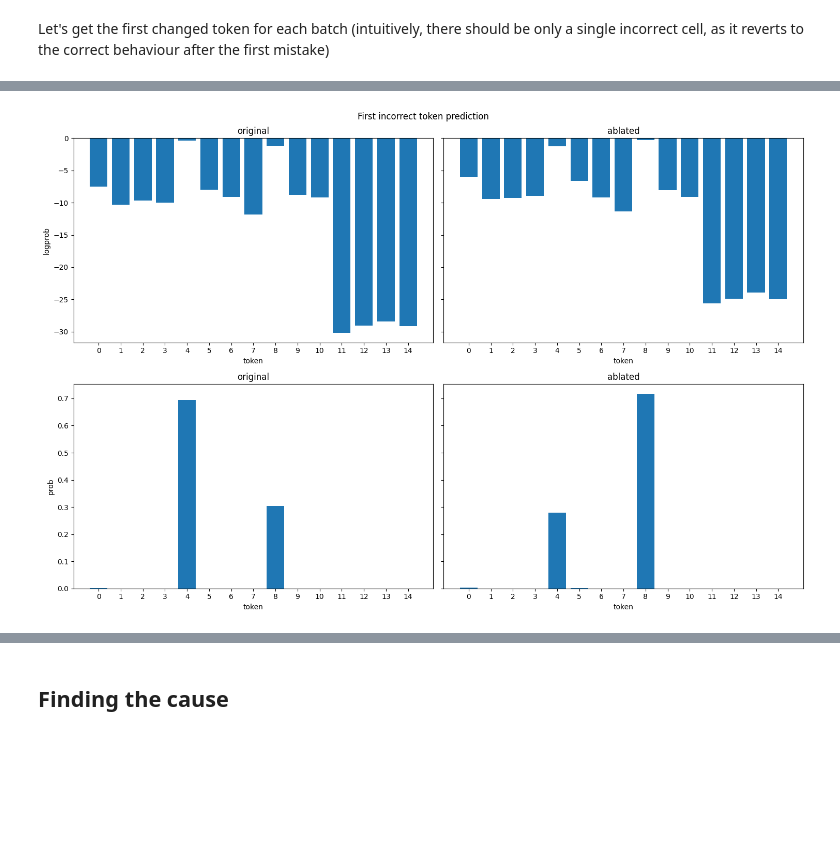
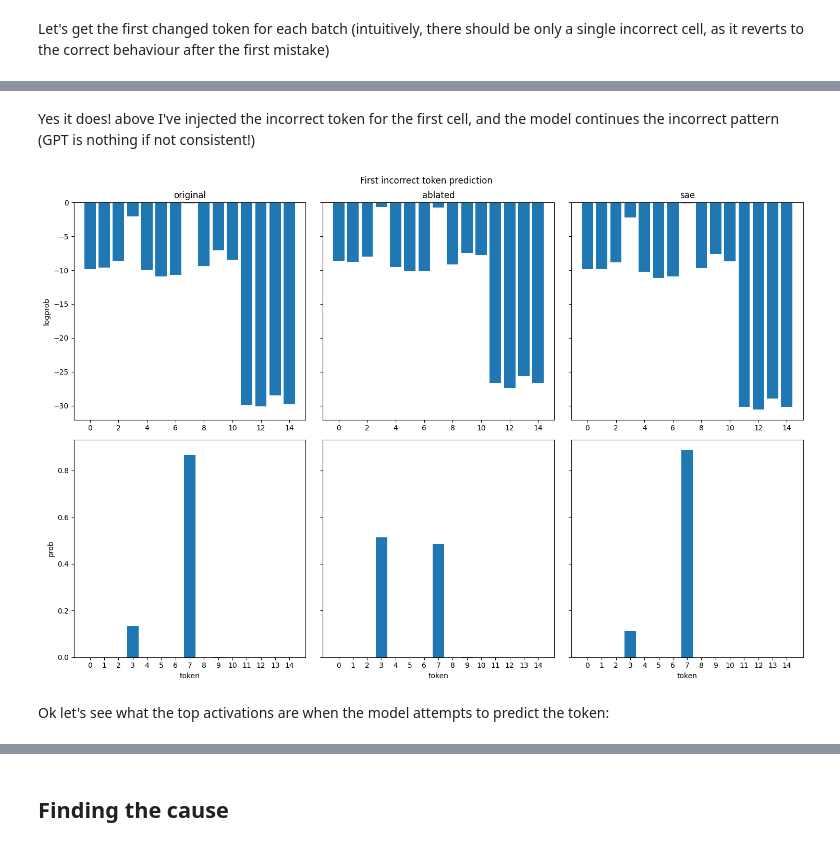
Before and after one commit to tom-pollak/interpretability-culture, a Jupyter notebook: 02_sae.ipynb, the cells around one changed output, grey strips where cells are left out. Cells and saved outputs as stored; diff of their text form; code cells hidden in the pictures; blank space fills up the shorter version.

```diff
--- a/02_sae.ipynb
+++ b/02_sae.ipynb
@@ -184,7 +186,7 @@ wrong_because_ablate = ablate_mlp_single_task(batch, layer)
 
 ablated_preds = []
 
-for i in range(min(10, len(wrong_because_ablate))):
+for i in range(min(4, len(wrong_because_ablate))):
     model.add_hook("blocks.8.hook_mlp_out", zero_abl_hook)  # type: ignore
     _, abl_p = generate_and_print(model, batch[wrong_because_ablate[i]], temperature=0.0, verbose=False)
     ablated_preds.append(abl_p)
@@ -235,8 +237,8 @@ def reconstr_hook(activation, hook, sae_out):
 
 model.reset_hooks()
 
-with t.inference_mode():
-    _, cache = model.run_with_cache(batch[wrong_because_ablate, :-1])
+with t.no_grad():
+    _, cache = model.run_with_cache(batch[wrong_because_ablate])
     h = cache[sae.cfg.hook_name].clone()
     del cache
     feature_acts = sae.encode(h)
@@ -260,7 +262,7 @@ Noticably `generate` uses autoregressive sampling, rather than next token predic
 # %%
 final_grid_strip = slice(-101, -1)
 
-with t.inference_mode():
+with t.no_grad():
     logits_orig, loss_orig = model(batch[wrong_because_ablate], return_type="both")
     logits_orig = logits_orig[:, final_grid_strip] # use strip on the logits
 
@@ -270,6 +272,13 @@ with t.inference_mode():
         fwd_hooks=[(f"blocks.8.hook_mlp_out", zero_abl_hook)],
     )
     logits_abl = logits_abl[:, final_grid_strip]
+
+    logits_sae, loss_sae = model.run_with_hooks(
+        batch[wrong_because_ablate],
+        return_type="both",
+        fwd_hooks=[(sae.cfg.hook_name, partial(reconstr_hook, sae_out=sae_out))],
+    )
+    logits_sae = logits_sae[:, final_grid_strip]
 
 # argmax => temp 0
 orig_correct = batch[wrong_because_ablate][:, final_grid_slice] == logits_orig.argmax(-1)
@@ -461,44 +379,38 @@ Y
-# %%
-for i in range(abl_diff_idxs.shape[0]):
-    with t.inference_mode():
-        logits_orig = model(batch[wrong_because_ablate][i, :abl_diff_idxs[i, 1]].unsqueeze(0), return_type="logits", prepend_bos=False).squeeze(0)
-        logits_abl = model.run_with_hooks(
-            batch[wrong_because_ablate][i, :abl_diff_idxs[i, 1]].unsqueeze(0),
-            return_type="logits",
-            fwd_hooks=[(f"blocks.8.hook_mlp_out", zero_abl_hook)],
-        ).squeeze(0)
-    if i == 1:
-        break
+# %% [markdown]
+Yes it does! above I've injected the incorrect token for the first cell, and the model continues the incorrect pattern (GPT is nothing if not consistent!)
 # %%
 import torch.nn.functional as F
 import matplotlib.pyplot as plt
 import numpy as np
 
-fig, ((ax1, ax2), (ax3, ax4)) = plt.subplots(2, 2, figsize=(15, 10), sharey='row')
+fig, ((ax1, ax2, ax5), (ax3, ax4, ax6)) = plt.subplots(2, 3, figsize=(15, 10), sharey='row')
 
 fig.suptitle("First incorrect token prediction")
 
 # Log probabilities (top row)
-ax1.bar(np.arange(15), F.log_softmax(logits_orig[-1]).detach().cpu().numpy())
-ax2.bar(np.arange(15), F.log_softmax(logits_abl[-1]).detach().cpu().numpy())
+ax1.bar(np.arange(15), F.log_softmax(logits_orig[abl_diff][2]).detach().cpu().numpy())
+ax2.bar(np.arange(15), F.log_softmax(logits_abl[abl_diff][2]).detach().cpu().numpy())
+ax5.bar(np.arange(15), F.log_softmax(logits_sae[abl_diff][2]).detach().cpu().numpy())
 ax1.set_title("original")
 ax2.set_title("ablated")
+ax5.set_title("sae")
 ax1.set_ylabel("logprob")
+ax3.set_ylabel("prob")
 
 # Probabilities (bottom row)
-ax3.bar(np.arange(15), F.softmax(logits_orig[-1]).detach().cpu().numpy())
-ax4.bar(np.arange(15), F.softmax(logits_abl[-1]).detach().cpu().numpy())
-ax3.set_title("original")
-ax4.set_title("ablated")
-ax3.set_ylabel("prob")
+ax3.bar(np.arange(15), F.softmax(logits_orig[abl_diff][2]).detach().cpu().numpy())
+ax4.bar(np.arange(15), F.softmax(logits_abl[abl_diff][2]).detach().cpu().numpy())
+ax6.bar(np.arange(15), F.softmax(logits_sae[abl_diff][2]).detach().cpu().numpy())
 
 # Set x-axis labels and ticks
-for ax in (ax1, ax2, ax3, ax4):
+for ax in (ax3, ax4, ax6):
     ax.set_xlabel("token")
     ax.set_xticks(np.arange(15))
 
 # Adjust layout and display
 plt.tight_layout()
 plt.show()
 # %% [output]
-[figure, old version]
+[figure, new version]
+# %% [markdown]
+Ok let's see what the top activations are when the model attempts to predict the token:
```
Also changed, not shown: parts of 35 cells of this notebook, 8 other files.
